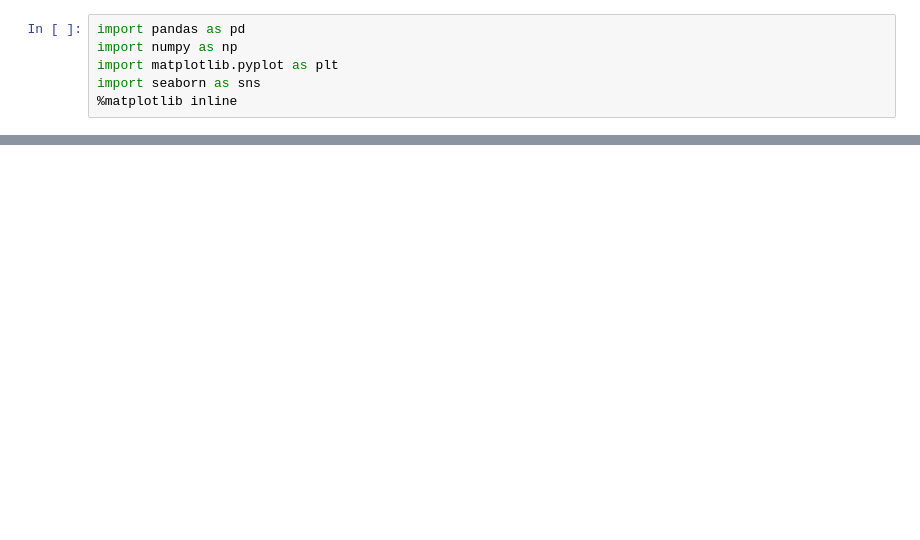
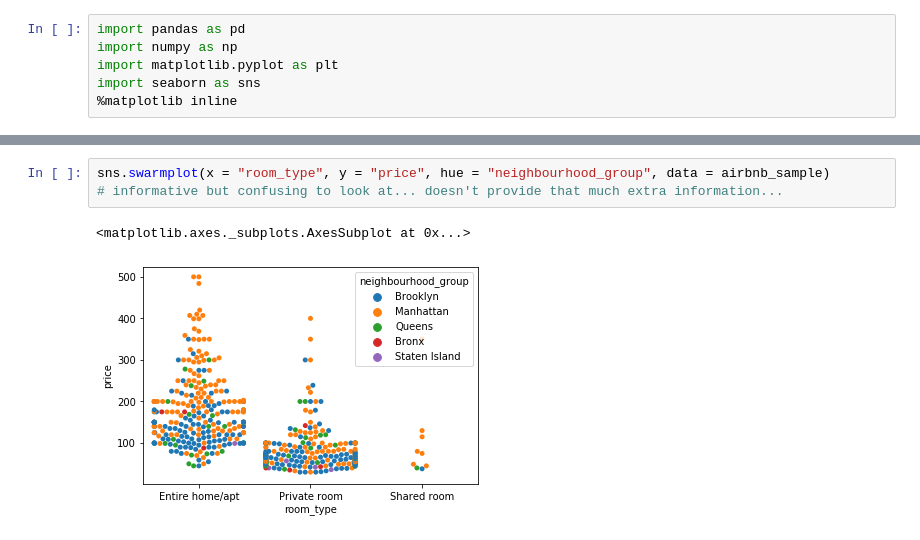
Before and after one commit to esm2000/ds_coursework_python, a Jupyter notebook: mat_328/project/relationships.ipynb, the cells around one changed output, grey strips where cells are left out. Saved outputs shown, nothing was run; the diff lists cells and outputs as text; blank space fills up the shorter version.

```diff
--- a/mat_328/project/relationships.ipynb
+++ b/mat_328/project/relationships.ipynb
@@ -89,0 +103,6 @@ plt.savefig("plots/average_price_by_room_type.png")
+# %%
+sns.swarmplot(x = "room_type", y = "price", hue = "neighbourhood_group", data = airbnb_sample)
+# informative but confusing to look at... doesn't provide that much extra information...
+# %% [output]
+<matplotlib.axes._subplots.AxesSubplot at 0x...>
+[figure, added]
```
Also changed, not shown: parts of 12 cells of this notebook, 1 other file.
